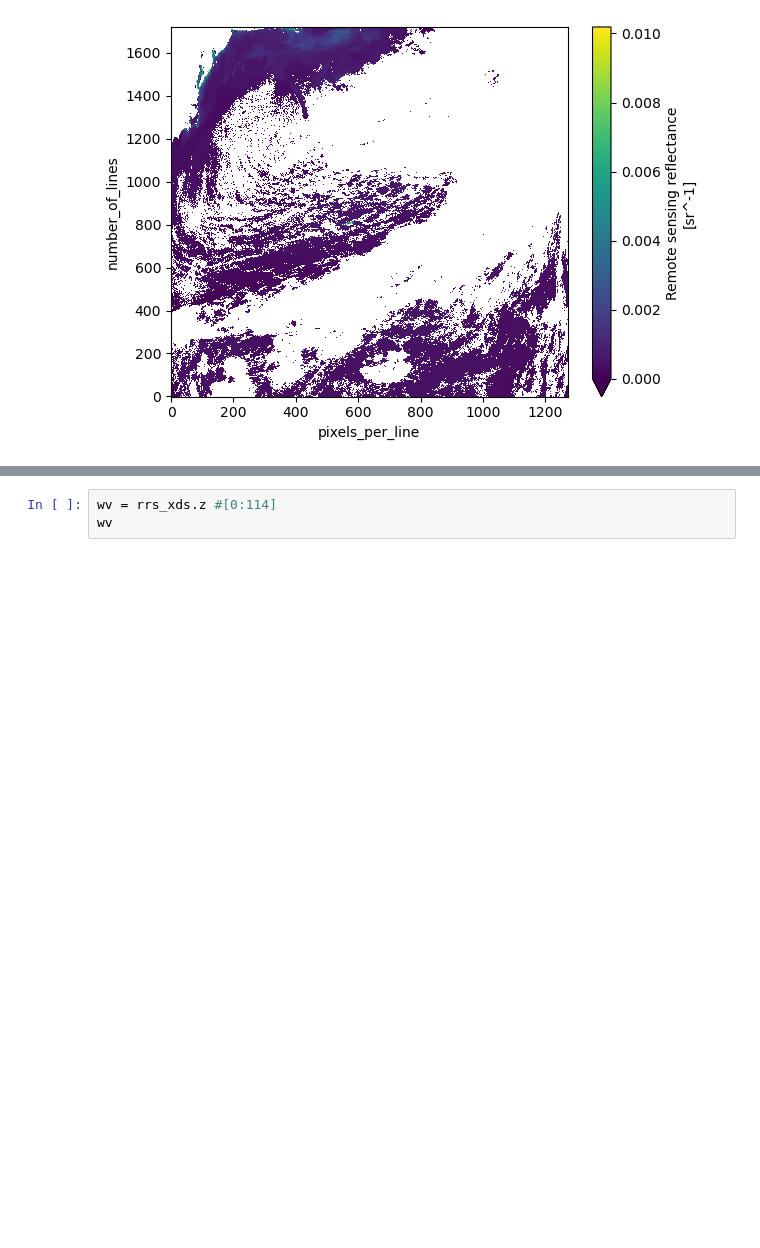
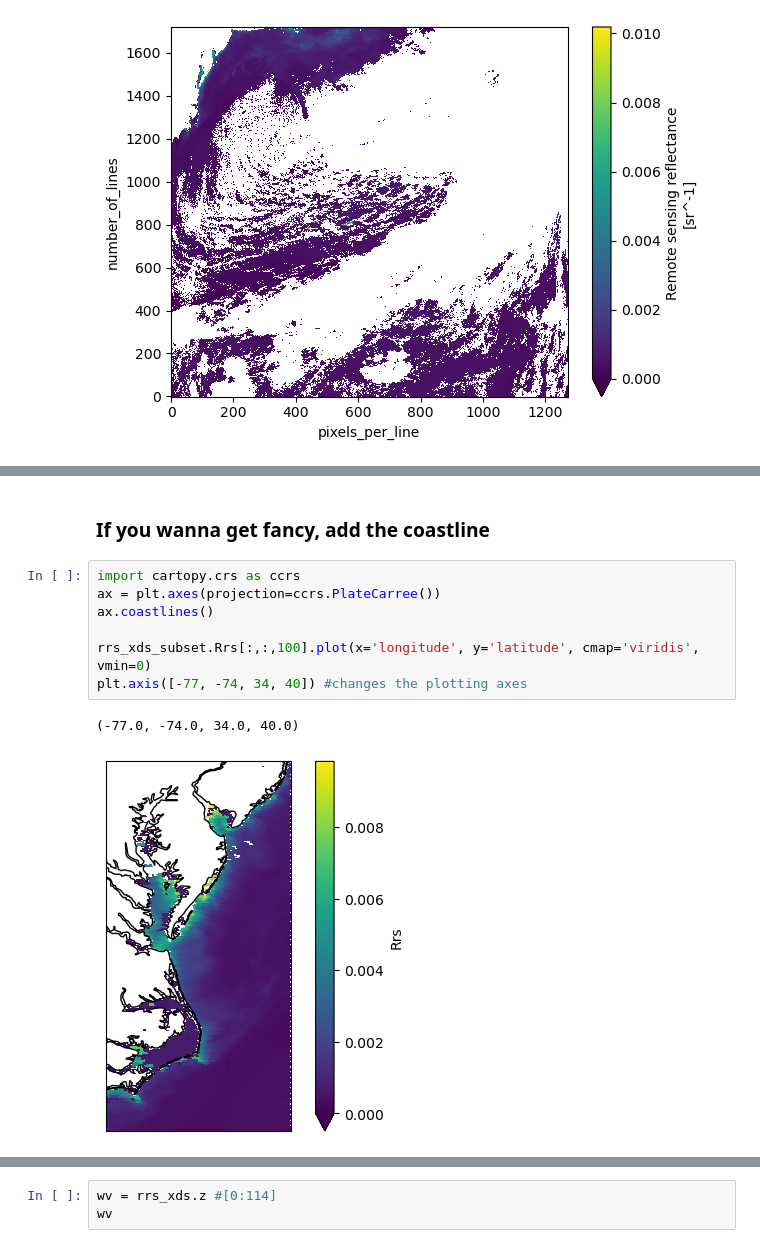
Before and after one commit to aewindle110/OCI_tutorials, a Jupyter notebook: Simulated_OCI_tutorial.ipynb, the cells around one changed output, grey strips where cells are left out. Cells and saved outputs as stored; diff of their text form; blank space fills up the shorter version.

```diff
--- a/Simulated_OCI_tutorial.ipynb
+++ b/Simulated_OCI_tutorial.ipynb
@@ -169,0 +166,12 @@ Attributes:
+# %% [markdown]
+### If you wanna get fancy, add the coastline
+# %%
+import cartopy.crs as ccrs
+ax = plt.axes(projection=ccrs.PlateCarree())
+ax.coastlines()
+
+rrs_xds_subset.Rrs[:,:,100].plot(x='longitude', y='latitude', cmap='viridis', vmin=0)
+plt.axis([-77, -74, 34, 40]) #changes the plotting axes
+# %% [output]
+(-77.0, -74.0, 34.0, 40.0)
+[figure, added]
```
Also changed, not shown: parts of 47 cells of this notebook.
